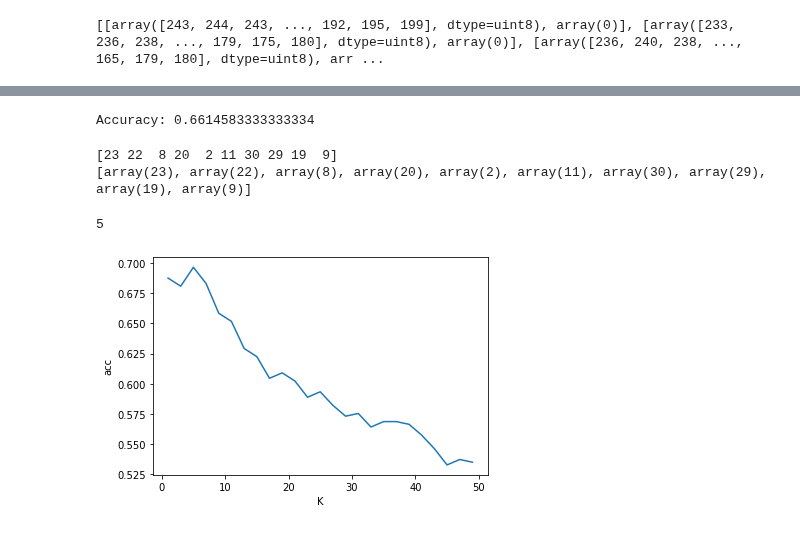
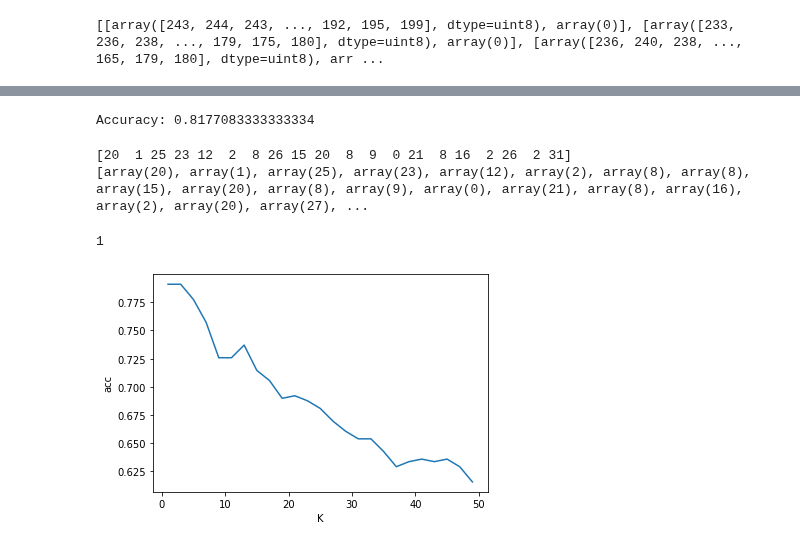
Before and after one commit to khoaphamj1505/CS114.L11.KHCL, a Jupyter notebook: Folio/Folio.ipynb, the cells around one changed output, grey strips where cells are left out. Cells and saved outputs as stored; diff of their text form; code cells hidden in the pictures.

```diff
--- a/Folio/Folio.ipynb
+++ b/Folio/Folio.ipynb
@@ -60,31 +60,31 @@ X_train, X_test, y_train, y_test = train_test_split(
      features,labels, test_size=0.3)
 # %%
 #train and test
-knn = KNeighborsClassifier(n_neighbors=5,weights='distance')
+knn = KNeighborsClassifier(n_neighbors=3,weights='distance',metric='braycurtis')
 knn.fit(X_train, y_train)
 y_pred = knn.predict(X_test)
 print("Accuracy:",metrics.accuracy_score(y_test, y_pred))
 # %% [output]
-Accuracy: 0.6614583333333334
+Accuracy: 0.8177083333333334
 # %%
-print(y_pred[30:40])
-print(y_test[30:40])
+print(y_pred[20:40])
+print(y_test[20:40])
 # %% [output]
-[23 22  8 20  2 11 30 29 19  9]
-[array(23), array(22), array(8), array(20), array(2), array(11), array(30), array(29), array(19), array(9)]
+[20  1 25 23 12  2  8 26 15 20  8  9  0 21  8 16  2 26  2 31]
+[array(20), array(1), array(25), array(23), array(12), array(2), array(8), array(8), array(15), array(20), array(8), array(9), array(0), array(21), array(8), array(16), array(2), array(20), array(27), ...
 # %%
 k_val=[i for i in range(1,50,2)]
 k_acc_scores=[]
 for k in k_val:
-  knn = KNeighborsClassifier(n_neighbors=k,weights='distance',algorithm='brute')
+  knn = KNeighborsClassifier(n_neighbors=k,weights='distance',metric='braycurtis')
   cv_scores=cross_val_score(knn,X_train, y_train,cv=5,scoring='accuracy')
   k_acc_scores.append(cv_scores.mean())
 k_max=k_val[k_acc_scores.index(max(k_acc_scores))]
 print(format(k_max))
 plt.plot(k_val,k_acc_scores)
 plt.xlabel('K')
 plt.ylabel('acc')
 plt.show()
 # %% [output]
-5
+1
-[figure, old version]
+[figure, new version]
```
Also changed, not shown: parts of 1 cell of this notebook.
